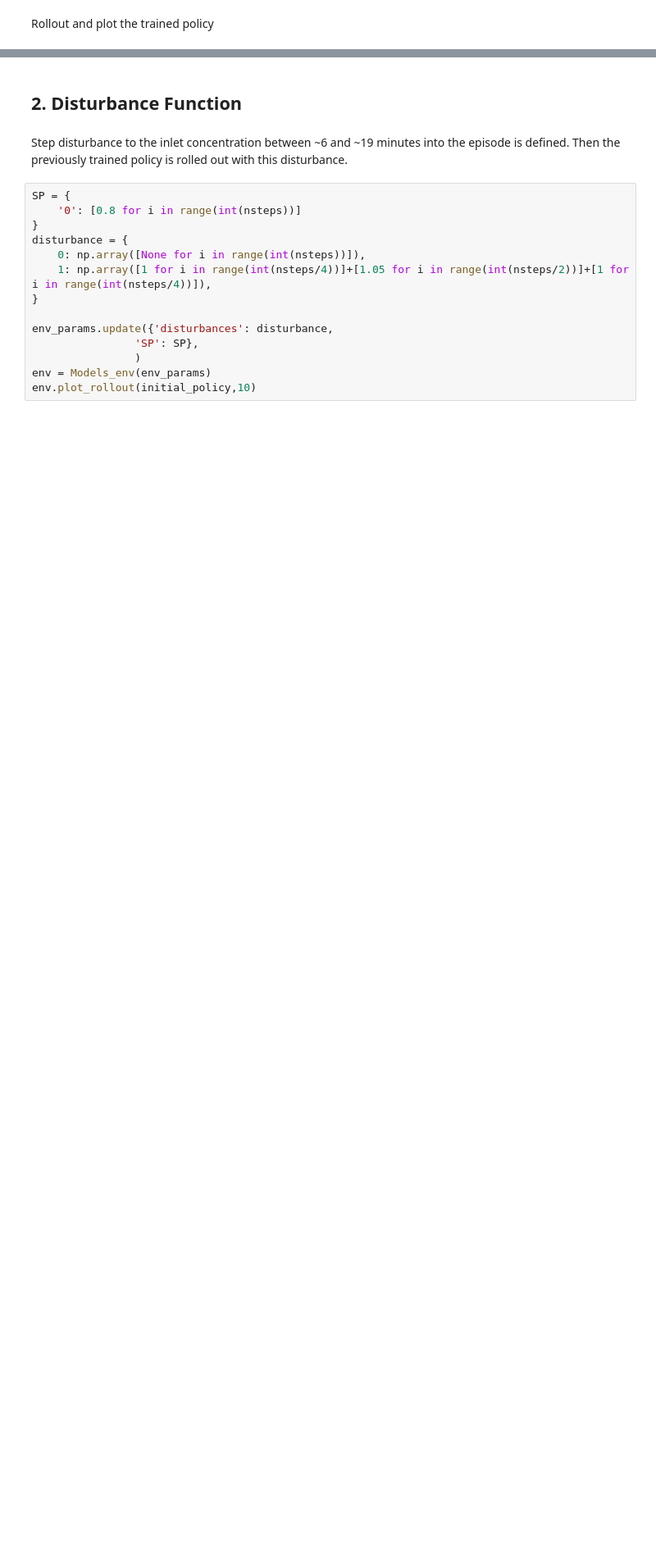
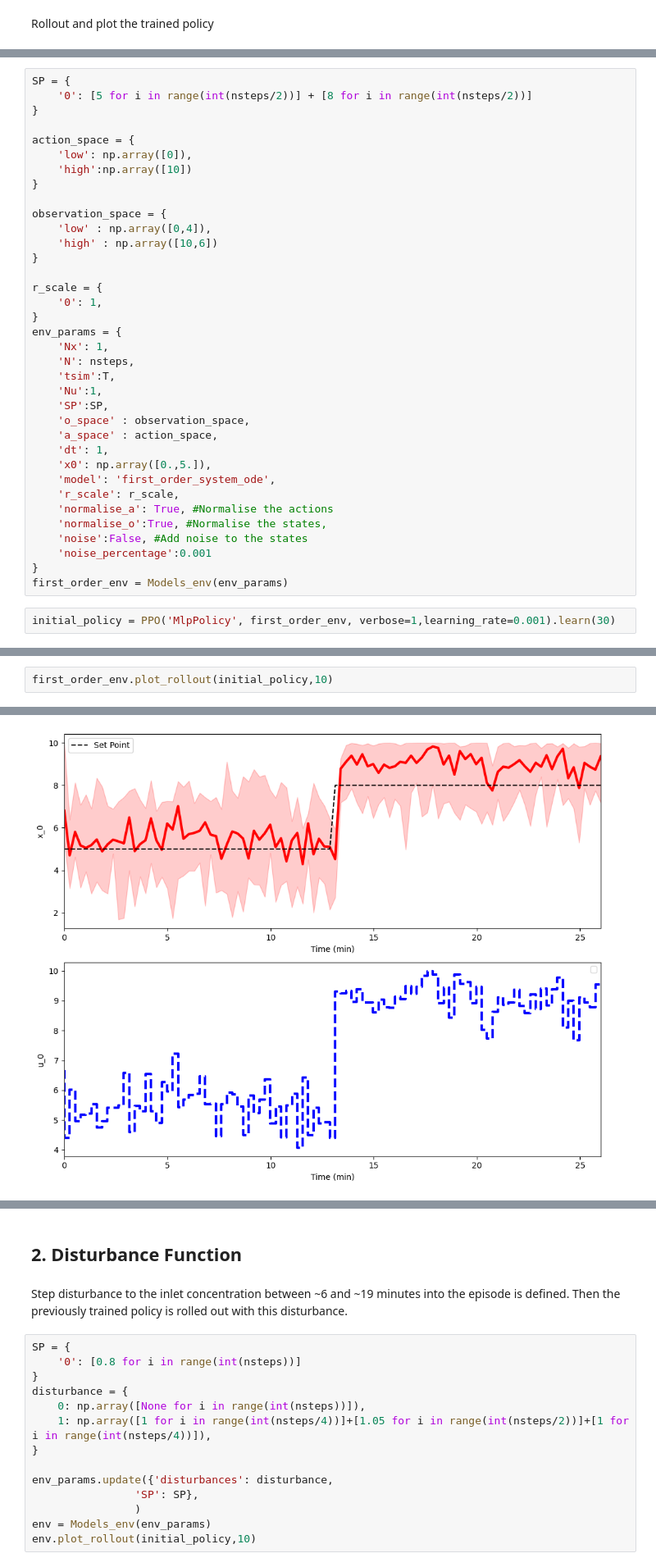
Before and after one commit to MaximilianB2/pc-gym, a Jupyter notebook: pc-gym/pc_gym showcase (PPO).ipynb, the cells around one changed output, grey strips where cells are left out. Shown at 82% size. Saved outputs shown, nothing was run; the diff lists cells and outputs as text; blank space fills up the shorter version.

Commit message:
Added first-order-system to training showcase
- Changed r_scale from numpy array to dictionary to fix a bug if the setpoint weren't consecutive indices.

```diff
--- a/pc-gym/pc_gym showcase (PPO).ipynb
+++ b/pc-gym/pc_gym showcase (PPO).ipynb
@@ -83,0 +93,38 @@ No artists with labels found to put in legend.  Note that artists whose label st
+# %%
+SP = {
+    '0': [5 for i in range(int(nsteps/2))] + [8 for i in range(int(nsteps/2))]
+}
+
+action_space = {
+    'low': np.array([0]),
+    'high':np.array([10])
+}
+
+observation_space = {
+    'low' : np.array([0,4]),
+    'high' : np.array([10,6])
+}
+
+r_scale = {
+    '0': 1,
+}
+env_params = {
+    'Nx': 1,
+    'N': nsteps,
+    'tsim':T,
+    'Nu':1,
+    'SP':SP,
+    'o_space' : observation_space,
+    'a_space' : action_space,
+    'dt': 1,
+    'x0': np.array([0.,5.]),
+    'model': 'first_order_system_ode',
+    'r_scale': r_scale,
+    'normalise_a': True, #Normalise the actions
+    'normalise_o':True, #Normalise the states,
+    'noise':False, #Add noise to the states
+    'noise_percentage':0.001
+}
+first_order_env = Models_env(env_params)
+# %%
+initial_policy = PPO('MlpPolicy', first_order_env, verbose=1,learning_rate=0.001).learn(30)
@@ -83,0 +136,3 @@ No artists with labels found to put in legend.  Note that artists whose label st
+# %%
+first_order_env.plot_rollout(initial_policy,10)
+# %% [output]
@@ -83,0 +140 @@ No artists with labels found to put in legend.  Note that artists whose label st
+[figure, added]
```
Also changed, not shown: parts of 11 cells of this notebook, 6 other files.
